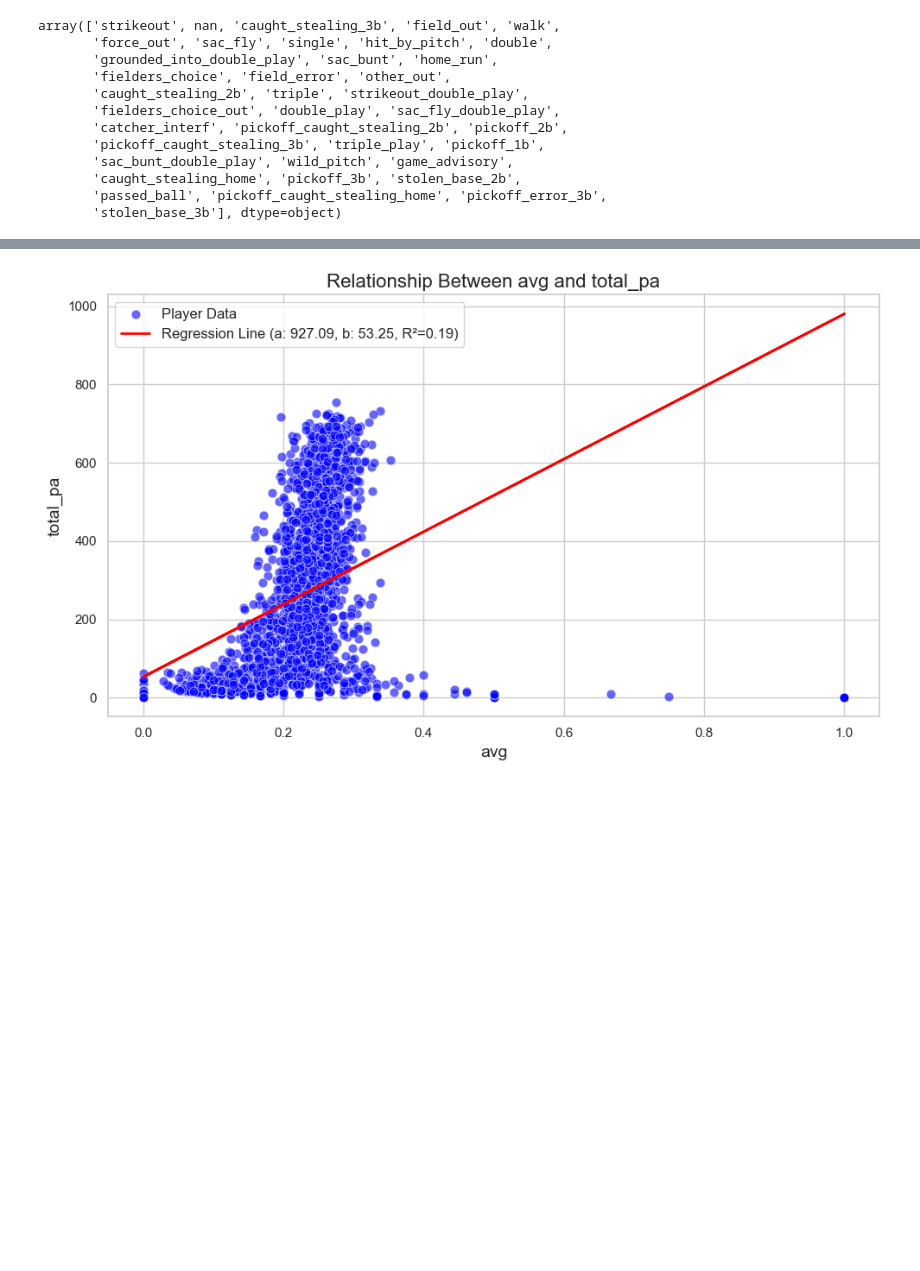
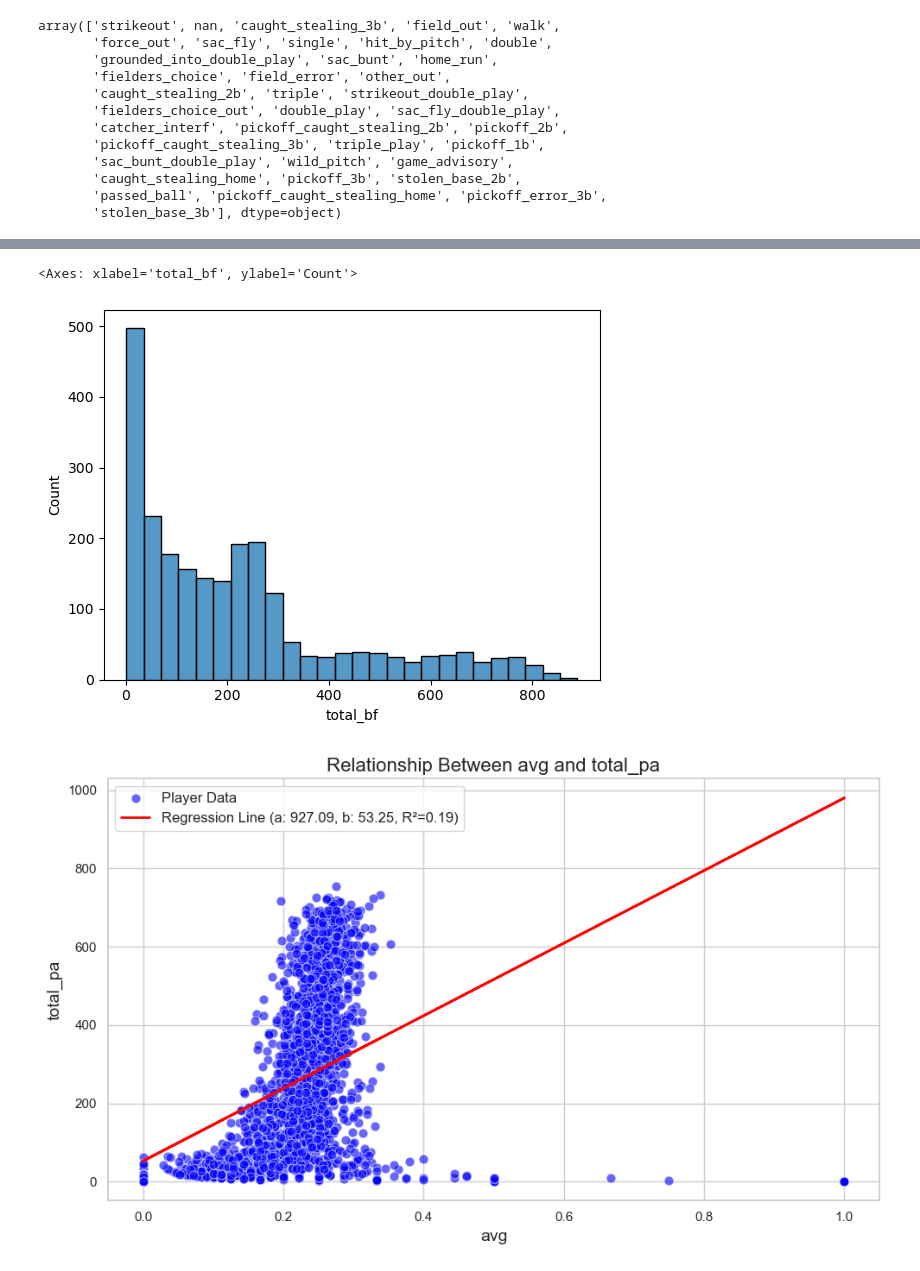
Before and after one commit to etienne-busnel/Cincinnati-Reds-Hackathon-2025, a Jupyter notebook: Player_Information.ipynb, the cells around one changed output, grey strips where cells are left out. Saved outputs shown, nothing was run; the diff lists cells and outputs as text; code cells hidden in the pictures; blank space fills up the shorter version.

```diff
--- a/Player_Information.ipynb
+++ b/Player_Information.ipynb
@@ -401,3 +508,10 @@ Name: avg, dtype: float64
+# %%
+#plot of total batters faced (min 1). Note this includes position players
+df_players_with_pa = df_players_full[df_players_full['total_bf'] > 0]
+sns.histplot(df_players_with_pa['total_bf'])
+# %% [output]
+<Axes: xlabel='total_bf', ylabel='Count'>
+[figure, added]
 # %%
 def linear_regression_scatter(df, x, y, min_x=False, min_y=False):
     """
```
Also changed, not shown: parts of 47 cells of this notebook.
